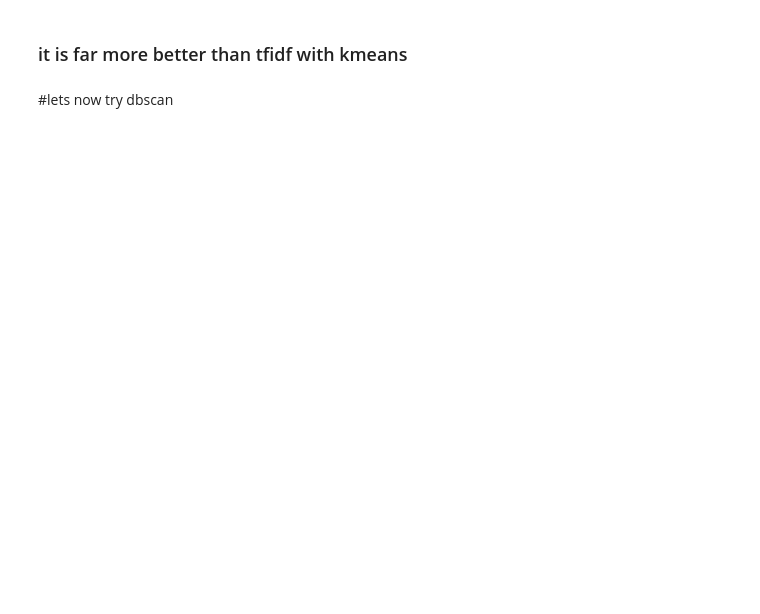
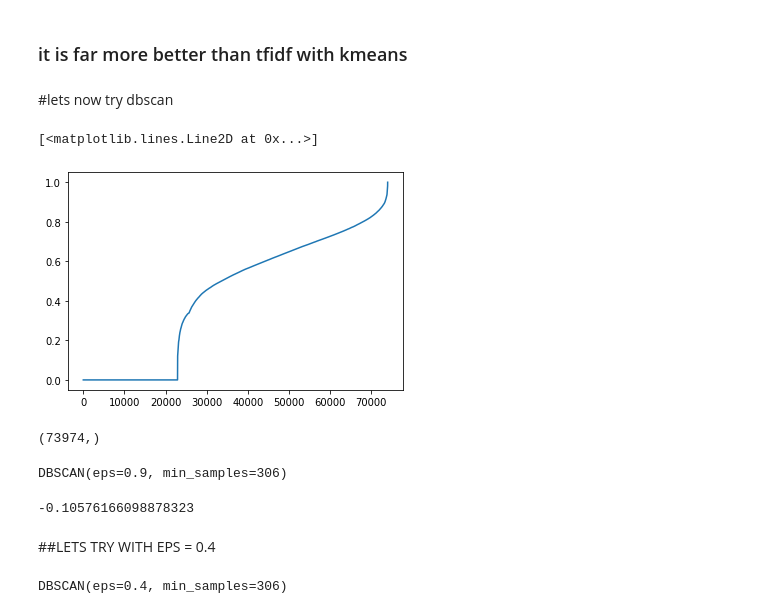
Before and after one commit to ydv1412/comapny_clustering, a Jupyter notebook: company_clustering.ipynb, the cells around one changed output. Saved outputs shown, nothing was run; the diff lists cells and outputs as text; code cells hidden in the pictures; blank space fills up the shorter version.

```diff
--- a/company_clustering.ipynb
+++ b/company_clustering.ipynb
@@ -726,0 +732,32 @@ print(silhouette_score(tfidf_vector, labels, metric = 'euclidean'))
+# %%
+neigh = NearestNeighbors(n_neighbors = 306)
+nbrs = neigh.fit(tfidf_vector)
+distances , indices = nbrs.kneighbors(tfidf_vector)
+# %%
+distances = np.sort(distances , axis = 0)
+distances = distances[:,1]
+plt.plot(distances)
+# %% [output]
+[<matplotlib.lines.Line2D at 0x...>]
+[figure, added]
+# %%
+distances.shape
+# %% [output]
+(73974,)
+# %%
+m = DBSCAN(eps = 0.9, min_samples = 306)
+m.fit(tfidf_vector)
+# %% [output]
+DBSCAN(eps=0.9, min_samples=306)
+# %%
+labels = m.labels_
+print(silhouette_score(tfidf_vector, labels, metric = 'euclidean'))
+# %% [output]
+-0.10576166098878323
+# %% [markdown]
+##LETS TRY WITH EPS = 0.4
+# %%
+m = DBSCAN(eps = 0.4, min_samples = 306)
+m.fit(tfidf_vector)
+# %% [output]
+DBSCAN(eps=0.4, min_samples=306)
```
Also changed, not shown: parts of 15 cells of this notebook.
